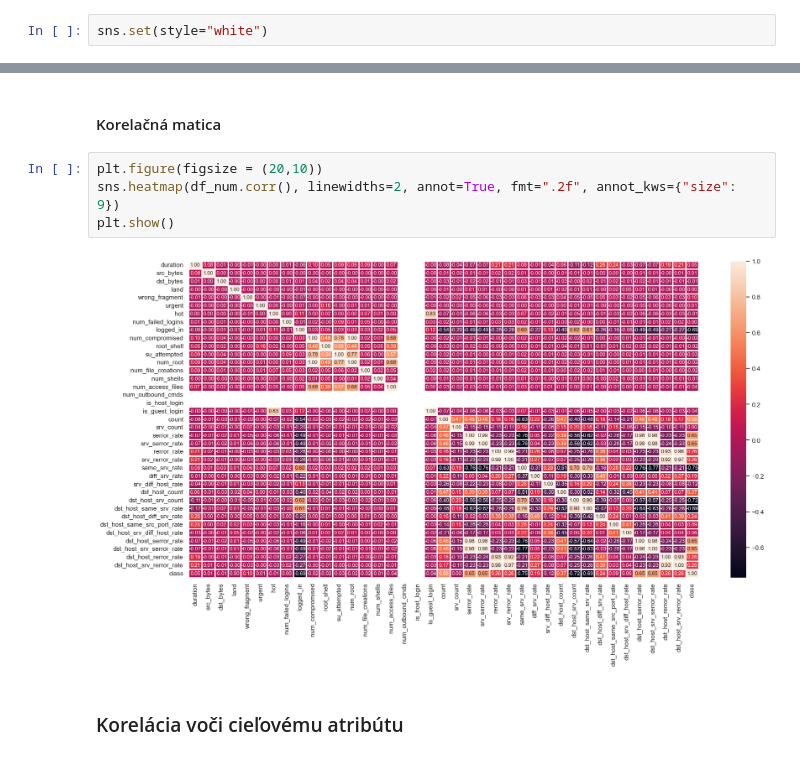
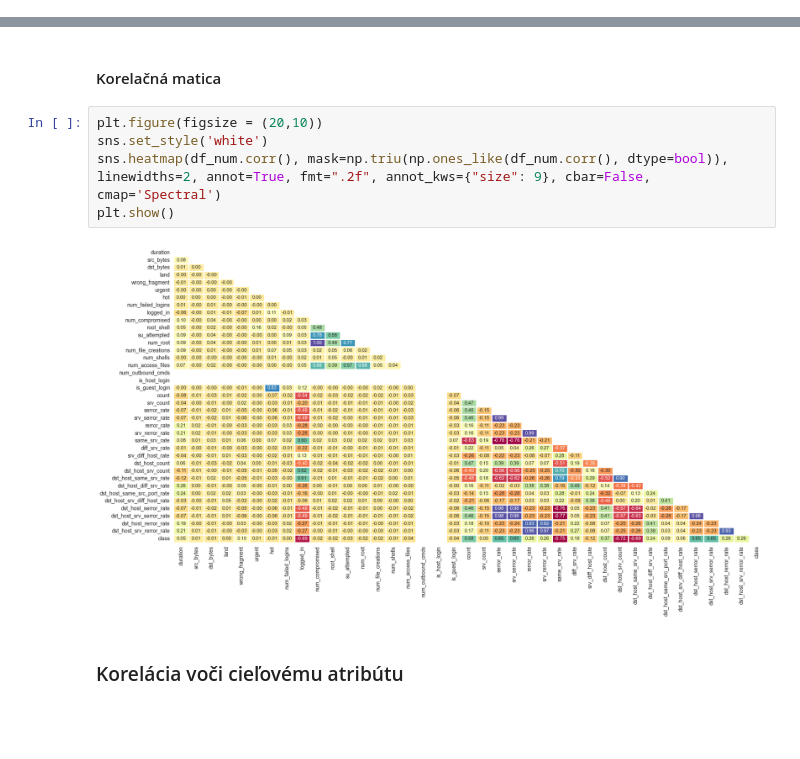
Before and after one commit to M4jkky/CRISP-DataMining, a Jupyter notebook: eda.ipynb, the cells around one changed output, grey strips where cells are left out. Saved outputs shown, nothing was run; the diff lists cells and outputs as text; blank space fills up the shorter version.

```diff
--- a/eda.ipynb
+++ b/eda.ipynb
@@ -11,8 +11,6 @@ import seaborn as sns
 ### Načítanie dát
 # %%
 df = pd.read_csv('data/Train_data.csv')
-# %%
-sns.set(style="white")
 # %% [markdown]
 ### Deskriptívna analýza
 # %%
@@ -151,10 +202,11 @@ df_num = df.select_dtypes(include = ['float64', 'int64'])
 #### Korelačná matica
 # %%
 plt.figure(figsize = (20,10))
-sns.heatmap(df_num.corr(), linewidths=2, annot=True, fmt=".2f", annot_kws={"size": 9})
+sns.set_style('white')
+sns.heatmap(df_num.corr(), mask=np.triu(np.ones_like(df_num.corr(), dtype=bool)), linewidths=2, annot=True, fmt=".2f", annot_kws={"size": 9}, cbar=False, cmap='Spectral')
 plt.show()
 # %% [output]
-[figure, old version]
+[figure, new version]
 # %% [markdown]
 ### Korelácia voči cieľovému atribútu
 # %%
```
Also changed, not shown: parts of 10 cells of this notebook.
